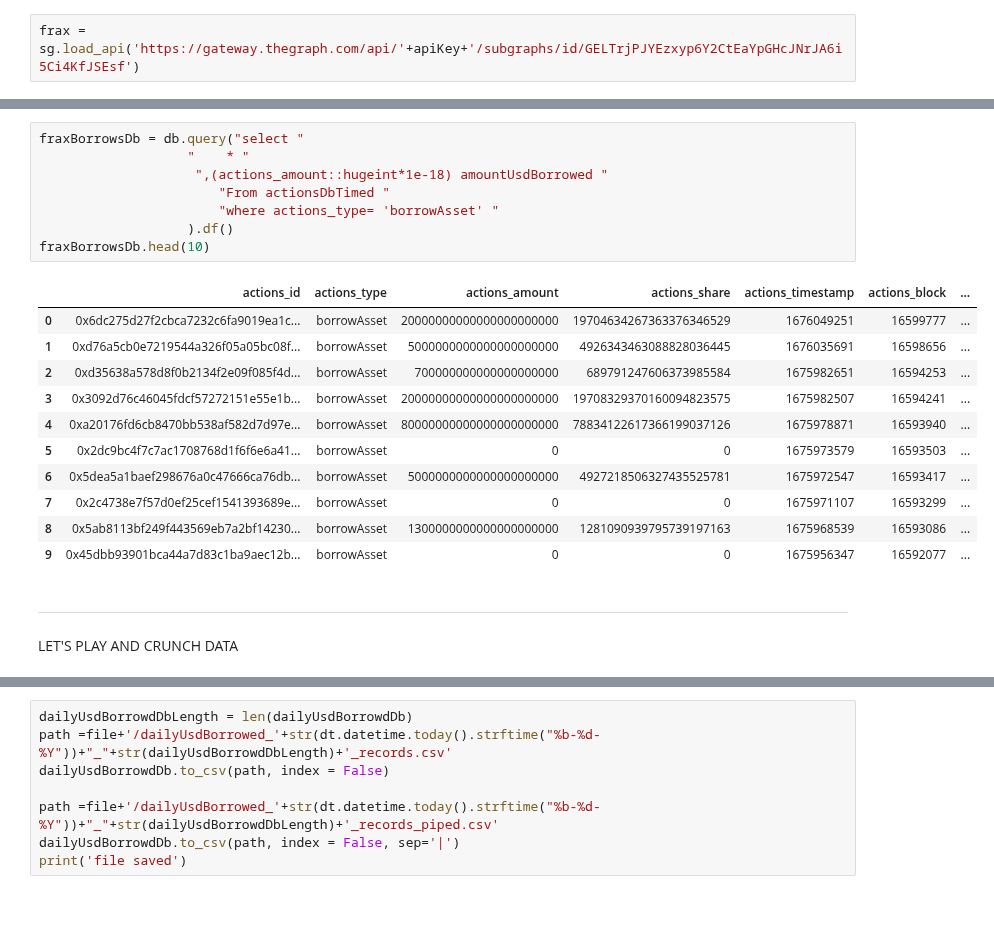
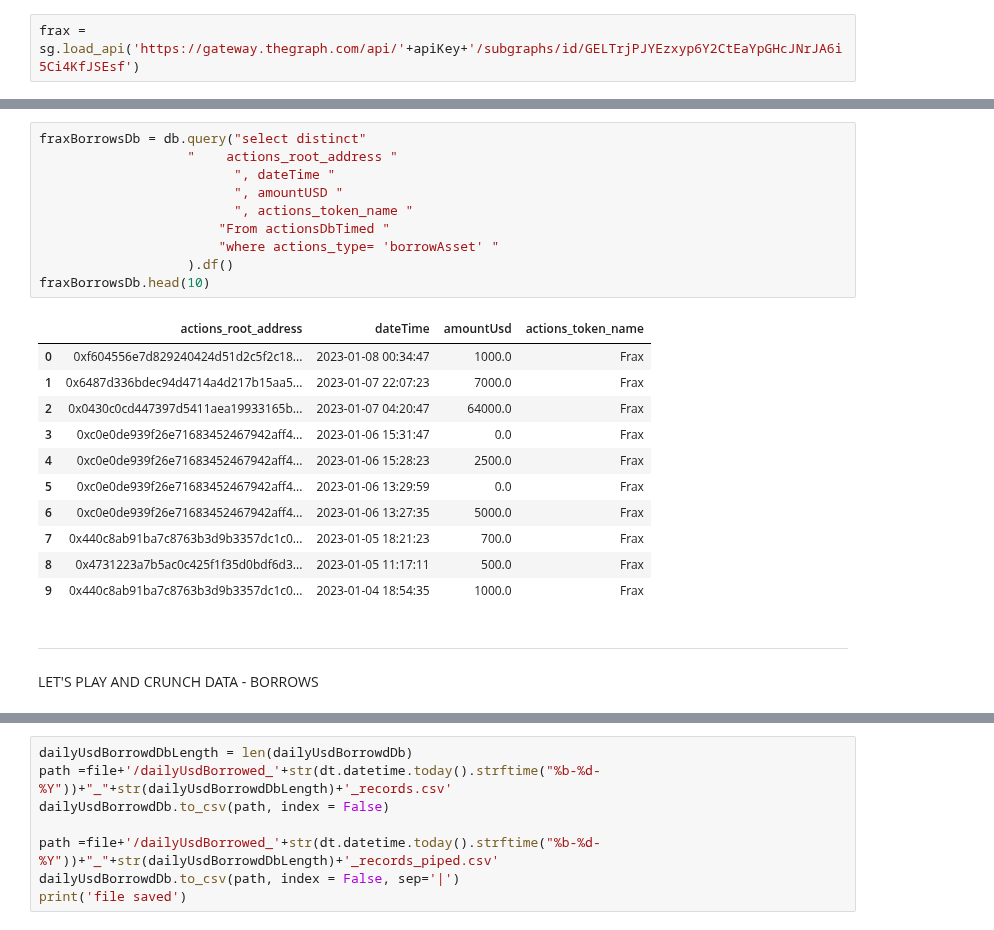
Before and after one commit to EdgeCaser/EconohmetricsOld, a Jupyter notebook: ohmSiloVestaBorrowers.ipynb, the cells around one changed output, grey strips where cells are left out. Cells and saved outputs as stored; diff of their text form.

Commit message:
Script now collects actions and users from FRAX:OHM lending pair

```diff
--- a/ohmSiloVestaBorrowers.ipynb
+++ b/ohmSiloVestaBorrowers.ipynb
@@ -1066,23 +1076,25 @@ actionsDbTimed.head(10)
 # %%
-fraxBorrowsDb = db.query("select "
-                   "    * "
-                    ",(actions_amount::hugeint*1e-18) amountUsdBorrowed "
+fraxBorrowsDb = db.query("select distinct"
+                   "    actions_root_address "
+                         ", dateTime "
+                         ", amountUSD "
+                         ", actions_token_name "
                        "From actionsDbTimed "
                        "where actions_type= 'borrowAsset' "
                    ).df()
 fraxBorrowsDb.head(10)
 # %% [output]
-|  | actions_id | actions_type | actions_amount | actions_share | actions_timestamp | actions_block | ... |
-| 0 | 0x6dc275d27f2cbca7232c6fa9019ea1c... | borrowAsset | 20000000000000000000000 | 19704634267363376346529 | 1676049251 | 16599777 | ... |
-| 1 | 0xd76a5cb0e7219544a326f05a05bc08f... | borrowAsset | 5000000000000000000000 | 4926343463088828036445 | 1676035691 | 16598656 | ... |
-| 2 | 0xd35638a578d8f0b2134f2e09f085f4d... | borrowAsset | 700000000000000000000 | 689791247606373985584 | 1675982651 | 16594253 | ... |
-| 3 | 0x3092d76c46045fdcf57272151e55e1b... | borrowAsset | 20000000000000000000000 | 19708329370160094823575 | 1675982507 | 16594241 | ... |
-| 4 | 0xa20176fd6cb8470bb538af582d7d97e... | borrowAsset | 80000000000000000000000 | 78834122617366199037126 | 1675978871 | 16593940 | ... |
-| 5 | 0x2dc9bc4f7c7ac1708768d1f6f6e6a41... | borrowAsset | 0 | 0 | 1675973579 | 16593503 | ... |
-| 6 | 0x5dea5a1baef298676a0c47666ca76db... | borrowAsset | 5000000000000000000000 | 4927218506327435525781 | 1675972547 | 16593417 | ... |
-| 7 | 0x2c4738e7f57d0ef25cef1541393689e... | borrowAsset | 0 | 0 | 1675971107 | 16593299 | ... |
-| 8 | 0x5ab8113bf249f443569eb7a2bf14230... | borrowAsset | 1300000000000000000000 | 1281090939795739197163 | 1675968539 | 16593086 | ... |
-| 9 | 0x45dbb93901bca44a7d83c1ba9aec12b... | borrowAsset | 0 | 0 | 1675956347 | 16592077 | ... |
+|  | actions_root_address | dateTime | amountUsd | actions_token_name |
+| 0 | 0xf604556e7d829240424d51d2c5f2c18... | 2023-01-08 00:34:47 | 1000.0 | Frax |
+| 1 | 0x6487d336bdec94d4714a4d217b15aa5... | 2023-01-07 22:07:23 | 7000.0 | Frax |
+| 2 | 0x0430c0cd447397d5411aea19933165b... | 2023-01-07 04:20:47 | 64000.0 | Frax |
+| 3 | 0xc0e0de939f26e71683452467942aff4... | 2023-01-06 15:31:47 | 0.0 | Frax |
+| 4 | 0xc0e0de939f26e71683452467942aff4... | 2023-01-06 15:28:23 | 2500.0 | Frax |
+| 5 | 0xc0e0de939f26e71683452467942aff4... | 2023-01-06 13:29:59 | 0.0 | Frax |
+| 6 | 0xc0e0de939f26e71683452467942aff4... | 2023-01-06 13:27:35 | 5000.0 | Frax |
+| 7 | 0x440c8ab91ba7c8763b3d9b3357dc1c0... | 2023-01-05 18:21:23 | 700.0 | Frax |
+| 8 | 0x4731223a7b5ac0c425f1f35d0bdf6d3... | 2023-01-05 11:17:11 | 500.0 | Frax |
+| 9 | 0x440c8ab91ba7c8763b3d9b3357dc1c0... | 2023-01-04 18:54:35 | 1000.0 | Frax |
 # %% [markdown]
 **********************************************************
-LET'S PLAY AND CRUNCH DATA
+LET'S PLAY AND CRUNCH DATA - BORROWS
```
Also changed, not shown: parts of 50 cells of this notebook, 1 other file.
